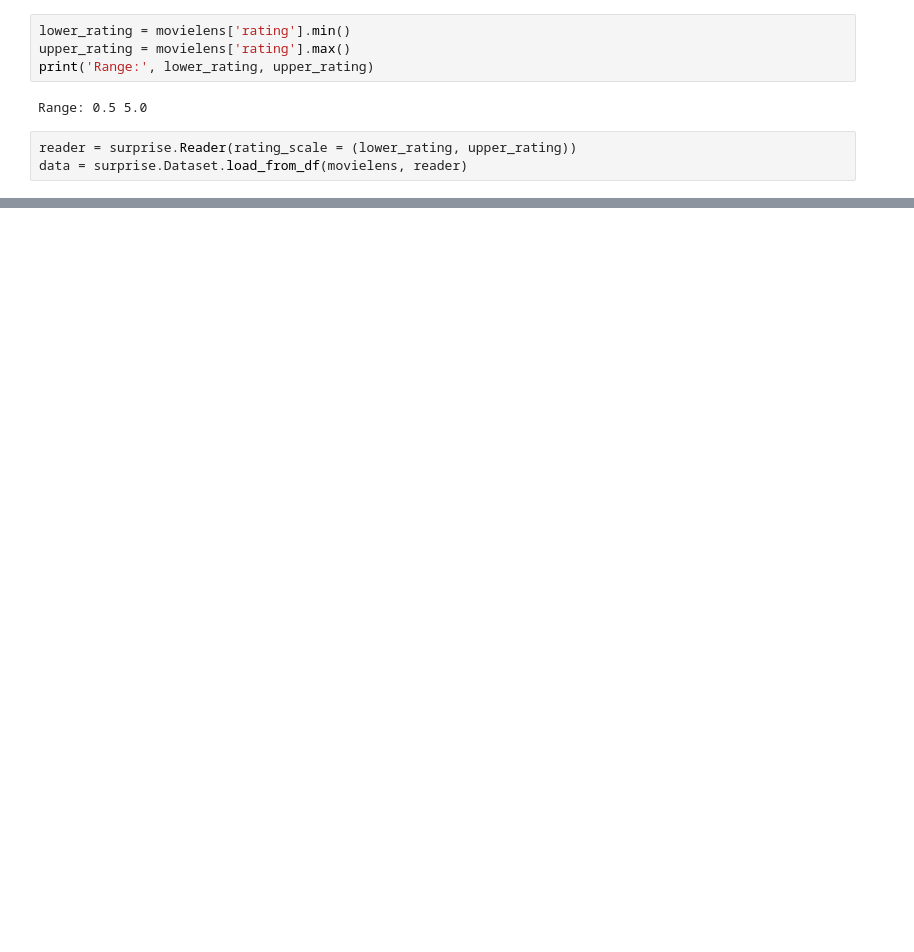
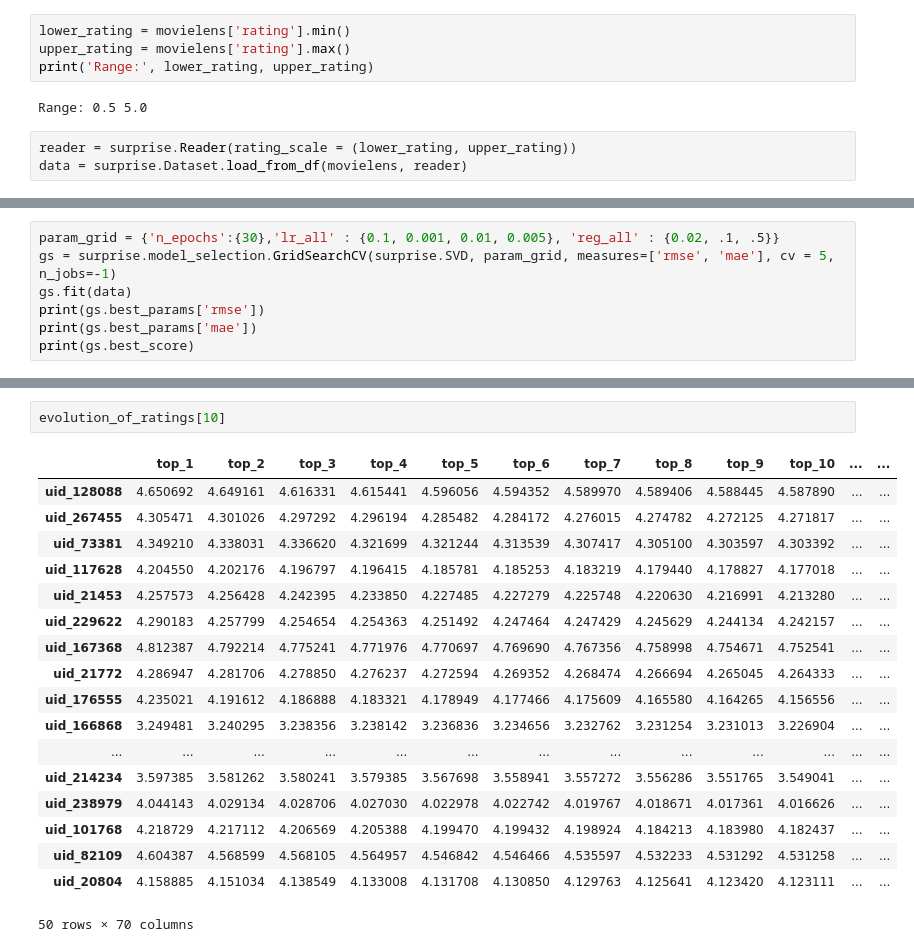
Before and after one commit to LevinRoman/escaping_echo_chambers, a Jupyter notebook: notebooks/2-Recommender System.ipynb, the cells around one changed output, grey strips where cells are left out. Drawn from its saved outputs; the diff is of its cells as text; blank space fills up the shorter version.

```diff
--- a/notebooks/2-Recommender System.ipynb
+++ b/notebooks/2-Recommender System.ipynb
@@ -87,0 +124,7 @@ score
+# %%
+param_grid = {'n_epochs':{30},'lr_all' : {0.1, 0.001, 0.01, 0.005}, 'reg_all' : {0.02, .1, .5}}
+gs = surprise.model_selection.GridSearchCV(surprise.SVD, param_grid, measures=['rmse', 'mae'], cv = 5, n_jobs=-1)
+gs.fit(data)
+print(gs.best_params['rmse'])
+print(gs.best_params['mae'])
+print(gs.best_score)
@@ -95,0 +491,21 @@ alg
+# %%
+evolution_of_ratings[10]
+# %% [output]
+|  | top_1 | top_2 | top_3 | top_4 | top_5 | top_6 | top_7 | top_8 | top_9 | top_10 | ... | ... |
+| uid_128088 | 4.650692 | 4.649161 | 4.616331 | 4.615441 | 4.596056 | 4.594352 | 4.589970 | 4.589406 | 4.588445 | 4.587890 | ... | ... |
+| uid_267455 | 4.305471 | 4.301026 | 4.297292 | 4.296194 | 4.285482 | 4.284172 | 4.276015 | 4.274782 | 4.272125 | 4.271817 | ... | ... |
+| uid_73381 | 4.349210 | 4.338031 | 4.336620 | 4.321699 | 4.321244 | 4.313539 | 4.307417 | 4.305100 | 4.303597 | 4.303392 | ... | ... |
+| uid_117628 | 4.204550 | 4.202176 | 4.196797 | 4.196415 | 4.185781 | 4.185253 | 4.183219 | 4.179440 | 4.178827 | 4.177018 | ... | ... |
+| uid_21453 | 4.257573 | 4.256428 | 4.242395 | 4.233850 | 4.227485 | 4.227279 | 4.225748 | 4.220630 | 4.216991 | 4.213280 | ... | ... |
+| uid_229622 | 4.290183 | 4.257799 | 4.254654 | 4.254363 | 4.251492 | 4.247464 | 4.247429 | 4.245629 | 4.244134 | 4.242157 | ... | ... |
+| uid_167368 | 4.812387 | 4.792214 | 4.775241 | 4.771976 | 4.770697 | 4.769690 | 4.767356 | 4.758998 | 4.754671 | 4.752541 | ... | ... |
+| uid_21772 | 4.286947 | 4.281706 | 4.278850 | 4.276237 | 4.272594 | 4.269352 | 4.268474 | 4.266694 | 4.265045 | 4.264333 | ... | ... |
+| uid_176555 | 4.235021 | 4.191612 | 4.186888 | 4.183321 | 4.178949 | 4.177466 | 4.175609 | 4.165580 | 4.164265 | 4.156556 | ... | ... |
+| uid_166868 | 3.249481 | 3.240295 | 3.238356 | 3.238142 | 3.236836 | 3.234656 | 3.232762 | 3.231254 | 3.231013 | 3.226904 | ... | ... |
+| ... | ... | ... | ... | ... | ... | ... | ... | ... | ... | ... | ... | ... |
+| uid_214234 | 3.597385 | 3.581262 | 3.580241 | 3.579385 | 3.567698 | 3.558941 | 3.557272 | 3.556286 | 3.551765 | 3.549041 | ... | ... |
+| uid_238979 | 4.044143 | 4.029134 | 4.028706 | 4.027030 | 4.022978 | 4.022742 | 4.019767 | 4.018671 | 4.017361 | 4.016626 | ... | ... |
+| uid_101768 | 4.218729 | 4.217112 | 4.206569 | 4.205388 | 4.199470 | 4.199432 | 4.198924 | 4.184213 | 4.183980 | 4.182437 | ... | ... |
+| uid_82109 | 4.604387 | 4.568599 | 4.568105 | 4.564957 | 4.546842 | 4.546466 | 4.535597 | 4.532233 | 4.531292 | 4.531258 | ... | ... |
+| uid_20804 | 4.158885 | 4.151034 | 4.138549 | 4.133008 | 4.131708 | 4.130850 | 4.129763 | 4.125641 | 4.123420 | 4.123111 | ... | ... |
+50 rows × 70 columns
```
Also changed, not shown: parts of 71 cells of this notebook, 24 other files.
